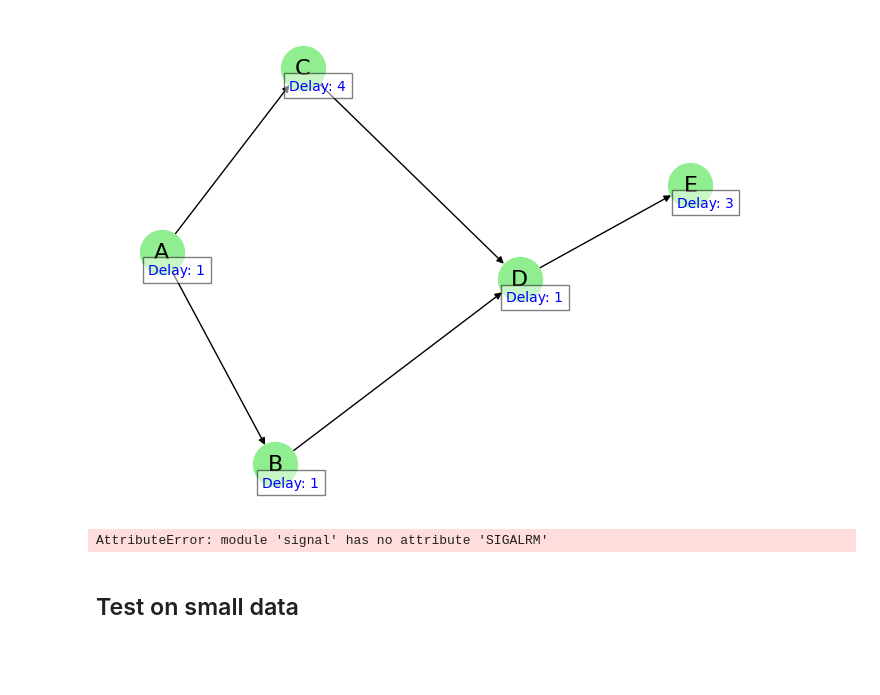
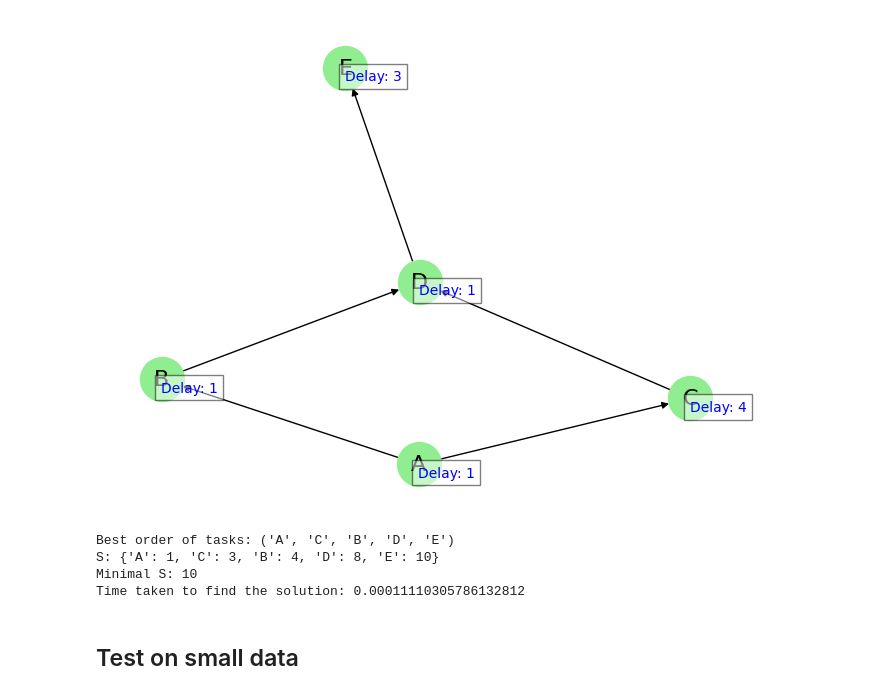
Before and after one commit to rexi12345/MPCSD, a Jupyter notebook: brute_force_alg.ipynb, the cells around one changed output. Drawn from its saved outputs; the diff is of its cells as text; code cells hidden in the pictures; blank space fills up the shorter version.

```diff
--- a/brute_force_alg.ipynb
+++ b/brute_force_alg.ipynb
@@ -76,36 +77,43 @@ def brute_force_alg(tasks, edges, delays, max_seconds):
         print("Minimal S:", min_S)
         print("Time taken to find the solution:", time_taken)
         return best_permutation, min_S, time_taken
-    except TimeoutException:
+    except TimeoutException as e:
         return str(e)
     finally:
         signal.alarm(0)
 # %%
-def draw_graph(tasks, edges, delays):
+def draw_graph(tasks, edges, delays, file_name, save_path='graphs/'):
     G = nx.DiGraph()
 
     G.add_nodes_from(tasks)
+    G.add_edges_from(edges)
+    pos = nx.spring_layout(G)
 
-    G.add_edges_from(edges)
-
-    pos = nx.spring_layout(G)
+    if not os.path.exists(save_path):
+        os.makedirs(save_path)
 
     nx.draw(G, pos, with_labels=True, node_color='lightgreen', node_size=1000, font_size=16, font_color='black', arrowstyle='-|>', arrowsize=10)
 
     for node, (x, y) in pos.items():
         plt.text(x + 0.05, y - 0.05, s=f"Delay: {delays[node]}", bbox=dict(facecolor='white', alpha=0.5), horizontalalignment='center', fontsize=10, color='blue')
 
+    file_path = os.path.join(save_path, file_name)
+    plt.savefig(file_path)
+
     plt.show()
 # %%
 tasks = ['A', 'B', 'C', 'D', 'E']
 edges = [('A', 'B'), ('A', 'C'), ('B', 'D'), ('C', 'D'), ('D', 'E')]
 delays = {'A': 1, 'B': 1, 'C': 4, 'D': 1, 'E': 3}
-draw_graph(tasks, edges, delays)
+draw_graph(tasks, edges, delays, "inicijalni_primer")
 
-order_of_tasks, S, result, time_taken = brute_force_alg(tasks, edges, delays, 10)
+order_of_tasks, result, time_taken = brute_force_alg(tasks, edges, delays, 10)
 # %% [output]
-[figure, old version]
+[figure, new version]
-AttributeError: module 'signal' has no attribute 'SIGALRM'
+Best order of tasks: ('A', 'C', 'B', 'D', 'E')
+S: {'A': 1, 'C': 3, 'B': 4, 'D': 8, 'E': 10}
+Minimal S: 10
+Time taken to find the solution: 0.00011110305786132812
 # %%
 def save_results(file, data):
     with open(file, 'w') as file:
```
Also changed, not shown: parts of 4 cells of this notebook, 20 other files.
